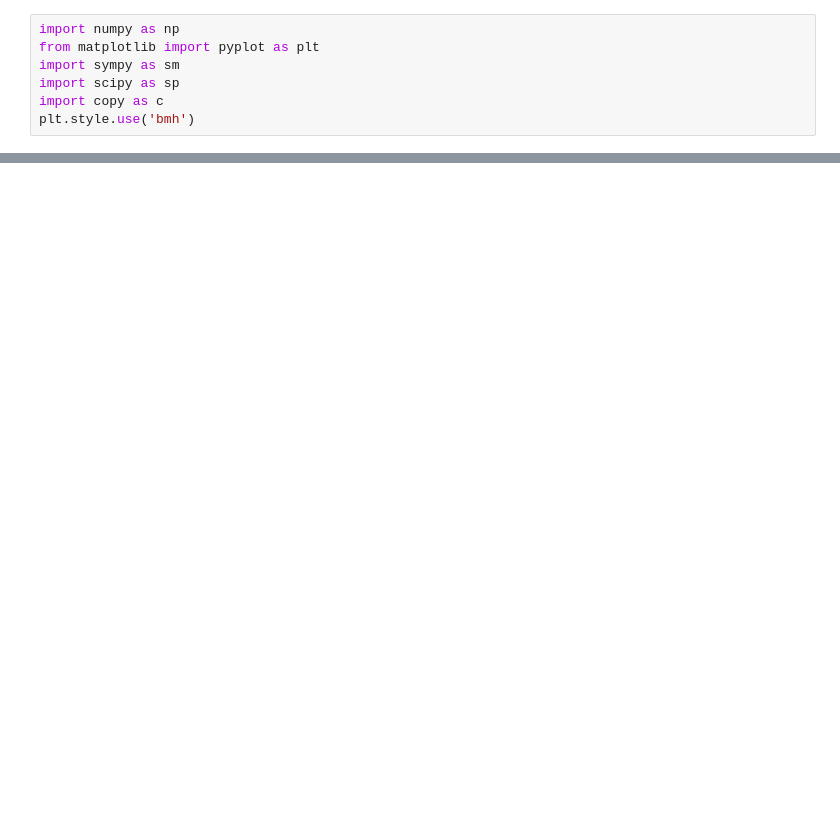
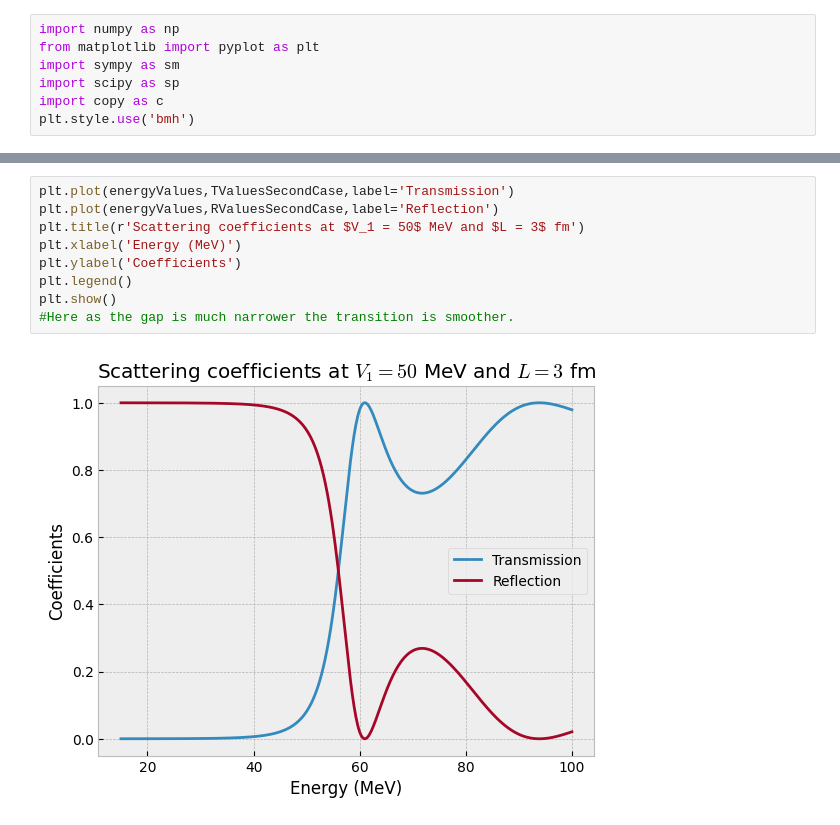
Before and after one commit to grk38/Quantum-Physics-Problems, a Jupyter notebook: exerciseSet_Scattering.ipynb, the cells around one changed output, grey strips where cells are left out. Saved outputs shown, nothing was run; the diff lists cells and outputs as text; blank space fills up the shorter version.

```diff
--- a/exerciseSet_Scattering.ipynb
+++ b/exerciseSet_Scattering.ipynb
@@ -83,0 +89,11 @@ plt.plot(energyValues,TValuesFirstCase)
+# %%
+plt.plot(energyValues,TValuesSecondCase,label='Transmission')
+plt.plot(energyValues,RValuesSecondCase,label='Reflection')
+plt.title(r'Scattering coefficients at $V_1 = 50$ MeV and $L = 3$ fm')
+plt.xlabel('Energy (MeV)')
+plt.ylabel('Coefficients')
+plt.legend()
+plt.show()
+#Here as the gap is much narrower the transition is smoother.
+# %% [output]
+[figure, added]
```
Also changed, not shown: parts of 18 cells of this notebook, 3 other files.
